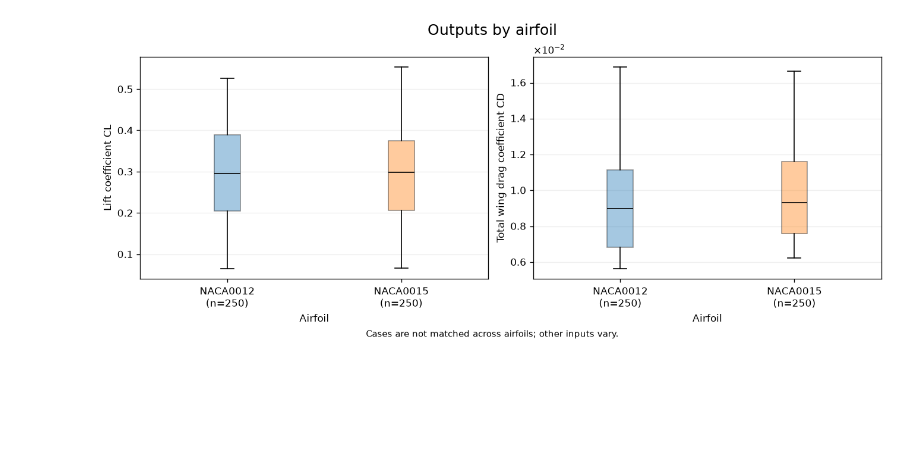
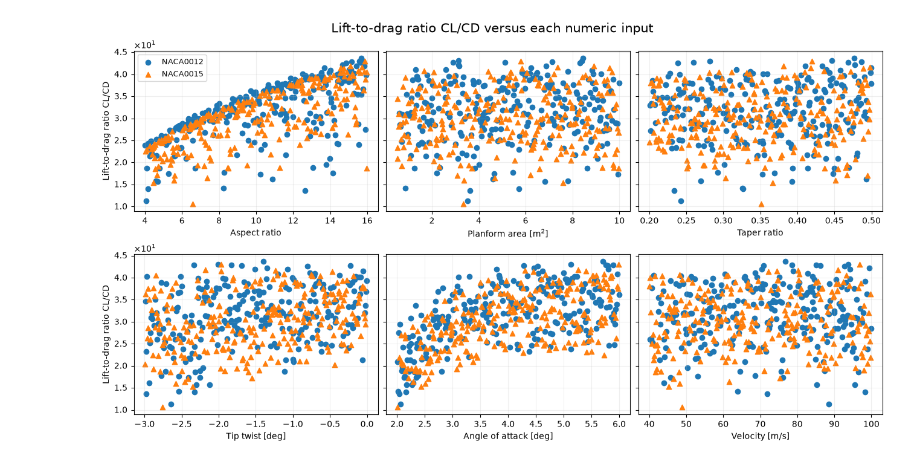
Before and after one commit to hayes-donaldson/Maching-Learning-Project, a Jupyter notebook: notebooks/data_generation.ipynb, the cells around one changed output. Saved outputs shown, nothing was run; the diff lists cells and outputs as text; code cells hidden in the pictures; blank space fills up the shorter version.

```diff
--- a/notebooks/data_generation.ipynb
+++ b/notebooks/data_generation.ipynb
@@ -191,28 +190,21 @@ for output, output_label in outputs:
-# %%
-fig, axes = plt.subplots(1, 2, figsize=(11, 4.5), layout="constrained")
-fig.suptitle("Outputs by airfoil", fontsize=15)
-
-for ax, (output, output_label) in zip(axes, outputs):
-    boxes = ax.boxplot(
-        [group[output].to_numpy() for name, group in airfoil_groups],
-        patch_artist=True,
-    )
-    for i, box in enumerate(boxes["boxes"]):
-        box.set_facecolor(colors[i % len(colors)])
-        box.set_alpha(0.4)
-    for median in boxes["medians"]:
-        median.set_color("black")
-    ax.set_xticks(
-        range(1, len(airfoil_groups) + 1),
-        [f"{name.upper()}\n(n={len(group)})" for name, group in airfoil_groups],
-    )
-    ax.set(xlabel="Airfoil", ylabel=output_label)
-    ax.grid(axis="y", alpha=0.2)
-    if output == "CD":
-        ax.ticklabel_format(axis="y", style="sci", scilimits=(0, 0), useMathText=True)
-
-fig.supxlabel("Cases are not matched across airfoils; other inputs vary.", fontsize=9)
-fig.savefig(plot_output_dir / "airfoil_vs_outputs.png", dpi=160, bbox_inches="tight")
-plt.show()
-# %% [output]
-[figure, removed]
+# %%
+fig, axes = plt.subplots(2, 3, figsize=(13, 7), sharey=True, layout="constrained")
+fig.suptitle(f"Lift-to-drag ratio CL/CD versus each numeric input", fontsize=15)
+
+for ax, (feature, feature_label) in zip(axes.flat, features.items()):
+    for i, (name, group) in enumerate(airfoil_groups):
+        ax.scatter(
+            group[feature], group["CL"]/group["CD"], label=name.upper(),
+            color=colors[i % len(colors)], marker=markers[i % len(markers)])
+    ax.set_xlabel(feature_label)
+    ax.grid(alpha=0.2)
+    if output == "CD":
+        ax.ticklabel_format(axis="y", style="sci", scilimits=(0, 0), useMathText=True)
+
+for ax in axes[:, 0]:
+    ax.set_ylabel("Lift-to-drag ratio CL/CD")
+axes[0, 0].legend(fontsize=9)
+fig.savefig(plot_output_dir / f"{output}_vs_numeric_inputs.png", dpi=160, bbox_inches="tight")
+plt.show()
+# %% [output]
+[figure, added]
```
Also changed, not shown: parts of 6 cells of this notebook, 16 other files.
